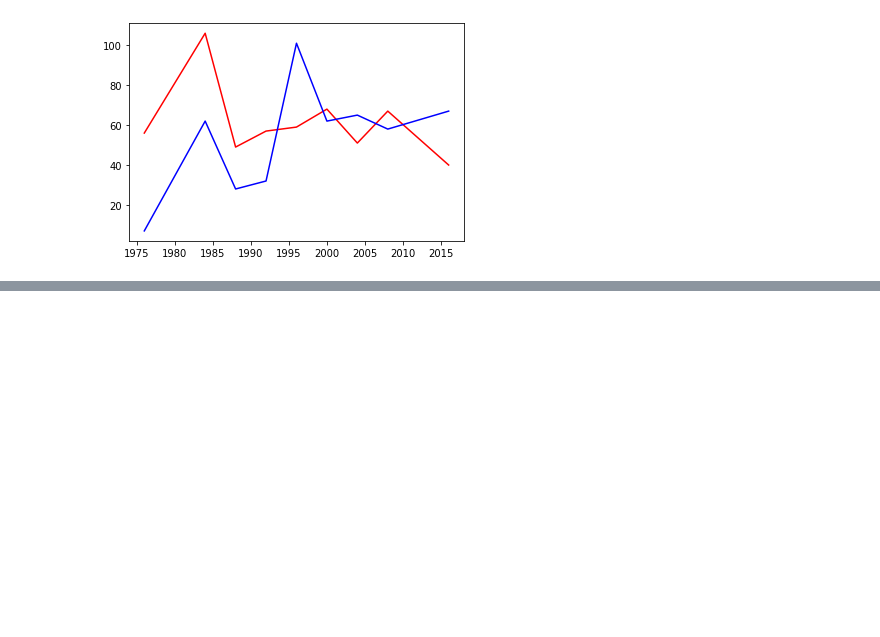
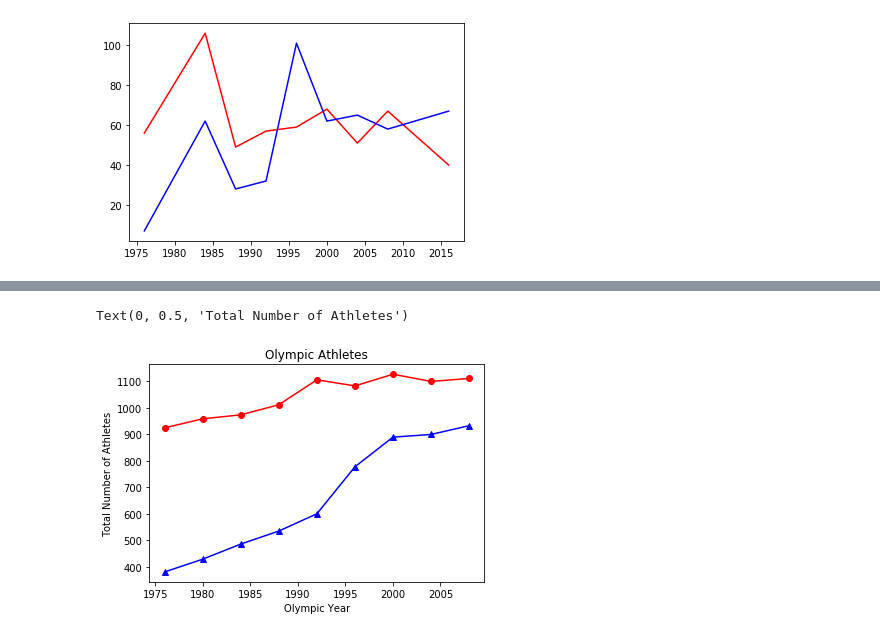
Before and after one commit to tnatoli29/Project-2, a Jupyter notebook: athletes.ipynb, the cells around one changed output, grey strips where cells are left out. Cells and saved outputs as stored; diff of their text form; code cells hidden in the pictures; blank space fills up the shorter version.

```diff
--- a/athletes.ipynb
+++ b/athletes.ipynb
@@ -157,0 +196,7 @@ female, = plt.plot(year_list, female_list, color="blue", label="Female Athletes"
+# %%
+# Merge summer count files
+merge_summer_gender = pd.merge(reset_summer_male_count, reset_summer_female_count, on='year')
+summer_gender = merge_summer_gender
+# %%
+summer_gender["total"] = summer_gender.male + summer_gender.female
+summer_gender
@@ -157,0 +214,4 @@ female, = plt.plot(year_list, female_list, color="blue", label="Female Athletes"
+# %%
+# Sort by Year in ascending order
+summer_gender.sort_values('year', axis=0, ascending=True, inplace=True, na_position='first')
+summer_gender
@@ -157,0 +232,6 @@ female, = plt.plot(year_list, female_list, color="blue", label="Female Athletes"
+# %%
+# Create lists for plotting
+summer_year = summer_gender['year'].tolist()
+summer_total = summer_gender['total'].tolist()
+summer_male = summer_gender['male'].tolist()
+summer_female = summer_gender['female'].tolist()
@@ -157,0 +241,11 @@ female, = plt.plot(year_list, female_list, color="blue", label="Female Athletes"
+# %%
+# Plot the charts and apply some styling
+summermale, = plt.plot(summer_year, summer_male, marker="o", color="red", label="Male Athletes")
+summerfemale, = plt.plot(summer_year, summer_female, marker="^", color="blue", label="Female Athletes")
+
+plt.title("Olympic Athletes")
+plt.xlabel("Olympic Year")
+plt.ylabel("Total Number of Athletes")
+# %% [output]
+Text(0, 0.5, 'Total Number of Athletes')
+[figure, added]
```
Also changed, not shown: parts of 14 cells of this notebook.
